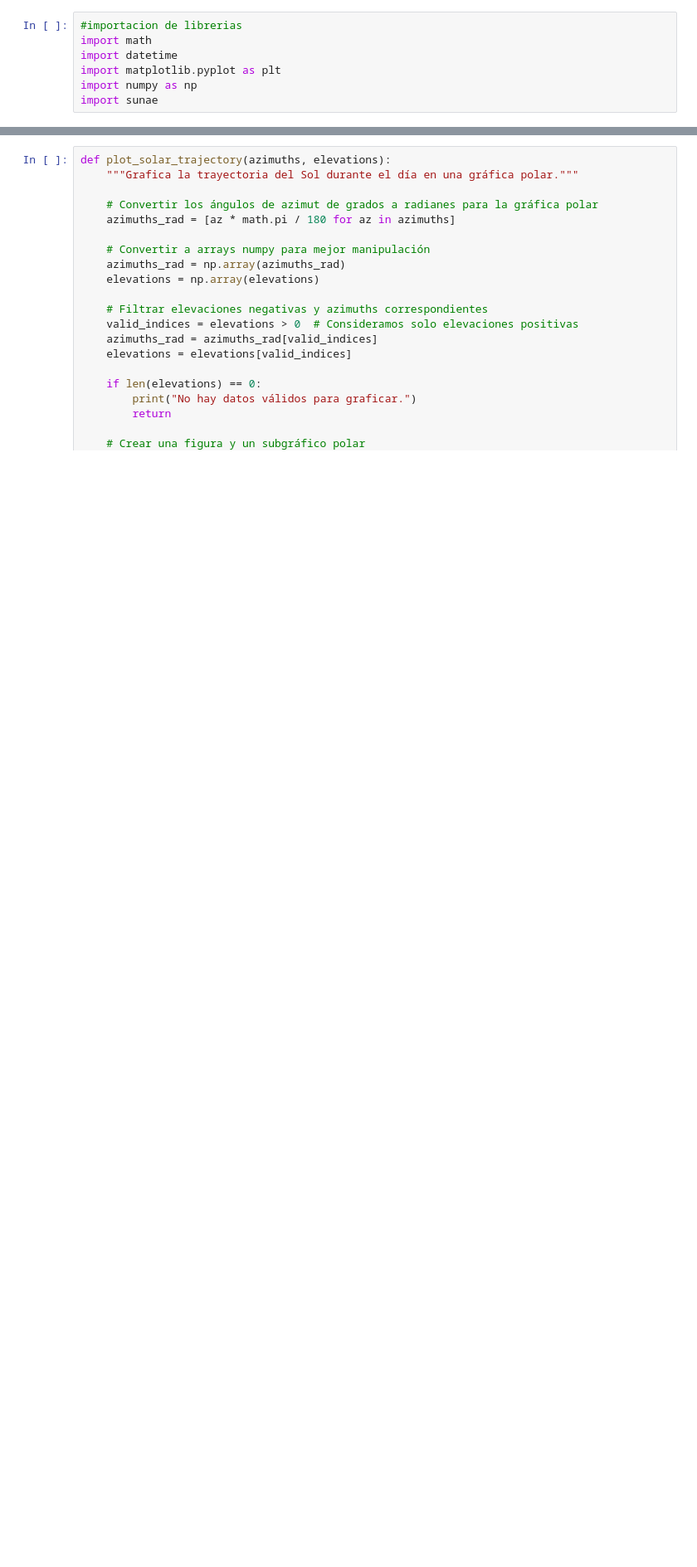
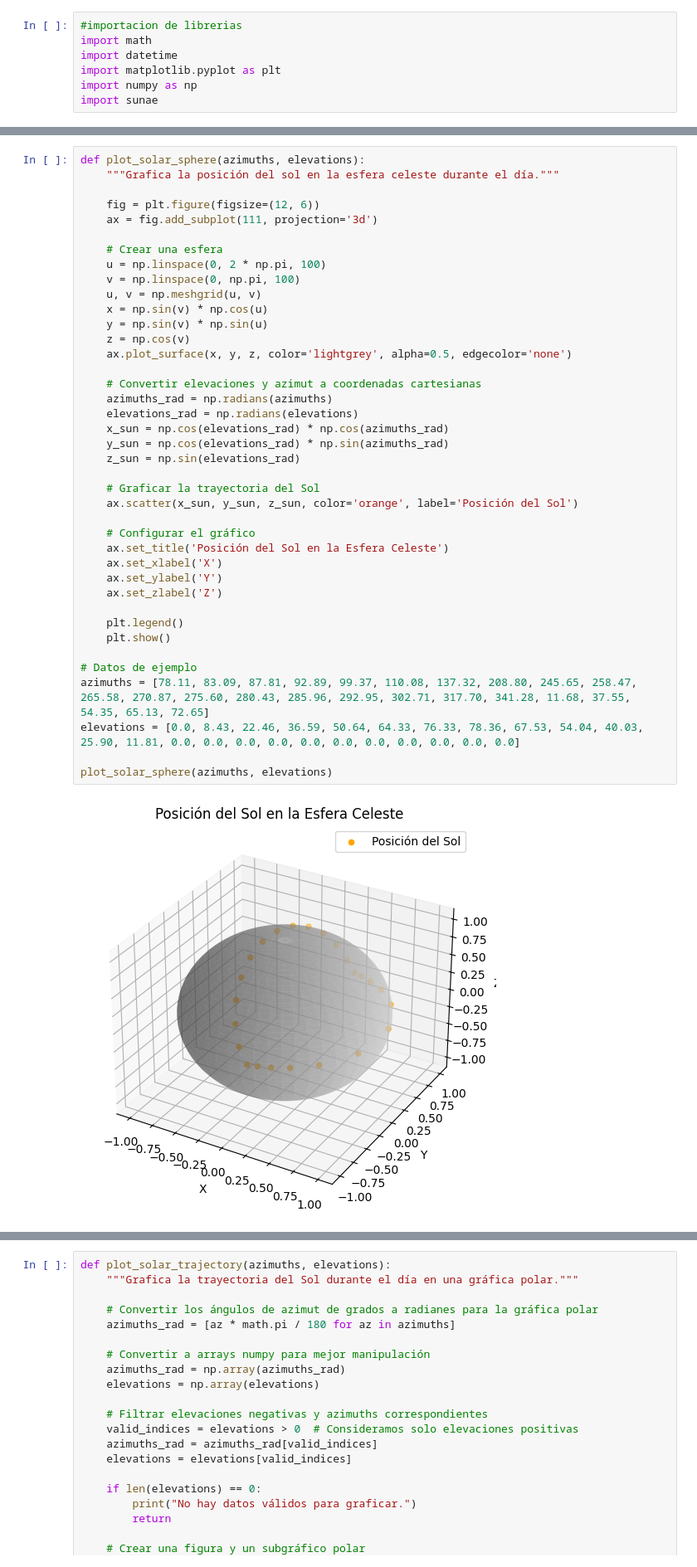
Before and after one commit to snappiermars/SunAE, a Jupyter notebook: sunae.ipynb, the cells around one changed output, grey strips where cells are left out. Shown: that part at 83% size. Cells and saved outputs as stored; diff of their text form; blank space fills up the shorter version.

```diff
--- a/sunae.ipynb
+++ b/sunae.ipynb
@@ -20,0 +45,42 @@ def check_finite_values(azimuths, elevations):
+# %%
+def plot_solar_sphere(azimuths, elevations):
+    """Grafica la posición del sol en la esfera celeste durante el día."""
+
+    fig = plt.figure(figsize=(12, 6))
+    ax = fig.add_subplot(111, projection='3d')
+
+    # Crear una esfera
+    u = np.linspace(0, 2 * np.pi, 100)
+    v = np.linspace(0, np.pi, 100)
+    u, v = np.meshgrid(u, v)
+    x = np.sin(v) * np.cos(u)
+    y = np.sin(v) * np.sin(u)
+    z = np.cos(v)
+    ax.plot_surface(x, y, z, color='lightgrey', alpha=0.5, edgecolor='none')
+
+    # Convertir elevaciones y azimut a coordenadas cartesianas
+    azimuths_rad = np.radians(azimuths)
+    elevations_rad = np.radians(elevations)
+    x_sun = np.cos(elevations_rad) * np.cos(azimuths_rad)
+    y_sun = np.cos(elevations_rad) * np.sin(azimuths_rad)
+    z_sun = np.sin(elevations_rad)
+
+    # Graficar la trayectoria del Sol
+    ax.scatter(x_sun, y_sun, z_sun, color='orange', label='Posición del Sol')
+
+    # Configurar el gráfico
+    ax.set_title('Posición del Sol en la Esfera Celeste')
+    ax.set_xlabel('X')
+    ax.set_ylabel('Y')
+    ax.set_zlabel('Z')
+
+    plt.legend()
+    plt.show()
+
+# Datos de ejemplo
+azimuths = [78.11, 83.09, 87.81, 92.89, 99.37, 110.08, 137.32, 208.80, 245.65, 258.47, 265.58, 270.87, 275.60, 280.43, 285.96, 292.95, 302.71, 317.70, 341.28, 11.68, 37.55, 54.35, 65.13, 72.65]
+elevations = [0.0, 8.43, 22.46, 36.59, 50.64, 64.33, 76.33, 78.36, 67.53, 54.04, 40.03, 25.90, 11.81, 0.0, 0.0, 0.0, 0.0, 0.0, 0.0, 0.0, 0.0, 0.0, 0.0, 0.0]
+
+plot_solar_sphere(azimuths, elevations)
+# %% [output]
+[figure, added]
```
Also changed, not shown: parts of 3 cells of this notebook, 1 other file.
